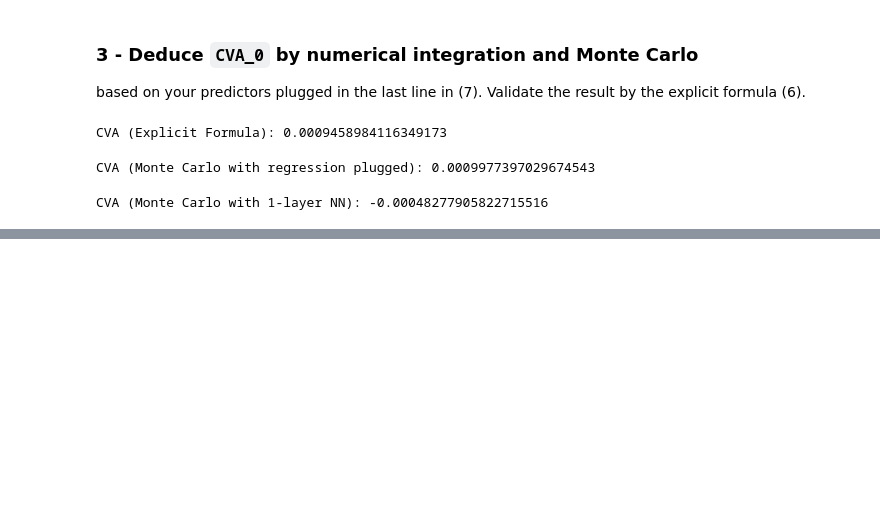
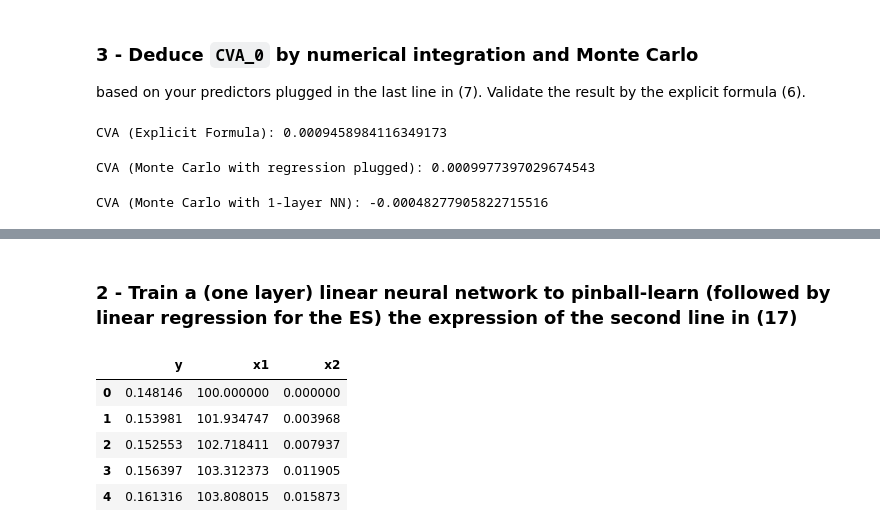
Before and after one commit to Bilg4me/Deep-XVA-Analysis, a Jupyter notebook: notebook.ipynb, the cells around one changed output, grey strips where cells are left out. Cells and saved outputs as stored; diff of their text form; code cells hidden in the pictures; blank space fills up the shorter version.

```diff
--- a/notebook.ipynb
+++ b/notebook.ipynb
@@ -428,0 +653,17 @@ plt.show()
+# %% [markdown]
+### 2 - Train a (one layer) linear neural network to pinball-learn (followed by linear regression for the ES) the expression of the second line in (17)
+# %%
+# regression model vs 1-Layer NN with data from lhs
+data = {'y' : lhs, 'x1': S_hats, 'x2': time}
+df = pd.DataFrame(data)
+
+X = df[['x1', 'x2']].values
+y = df['y'].values
+df.head()
+# %% [output]
+|  | y | x1 | x2 |
+| 0 | 0.148146 | 100.000000 | 0.000000 |
+| 1 | 0.153981 | 101.934747 | 0.003968 |
+| 2 | 0.152553 | 102.718411 | 0.007937 |
+| 3 | 0.156397 | 103.312373 | 0.011905 |
+| 4 | 0.161316 | 103.808015 | 0.015873 |
```
Also changed, not shown: parts of 25 cells of this notebook.
